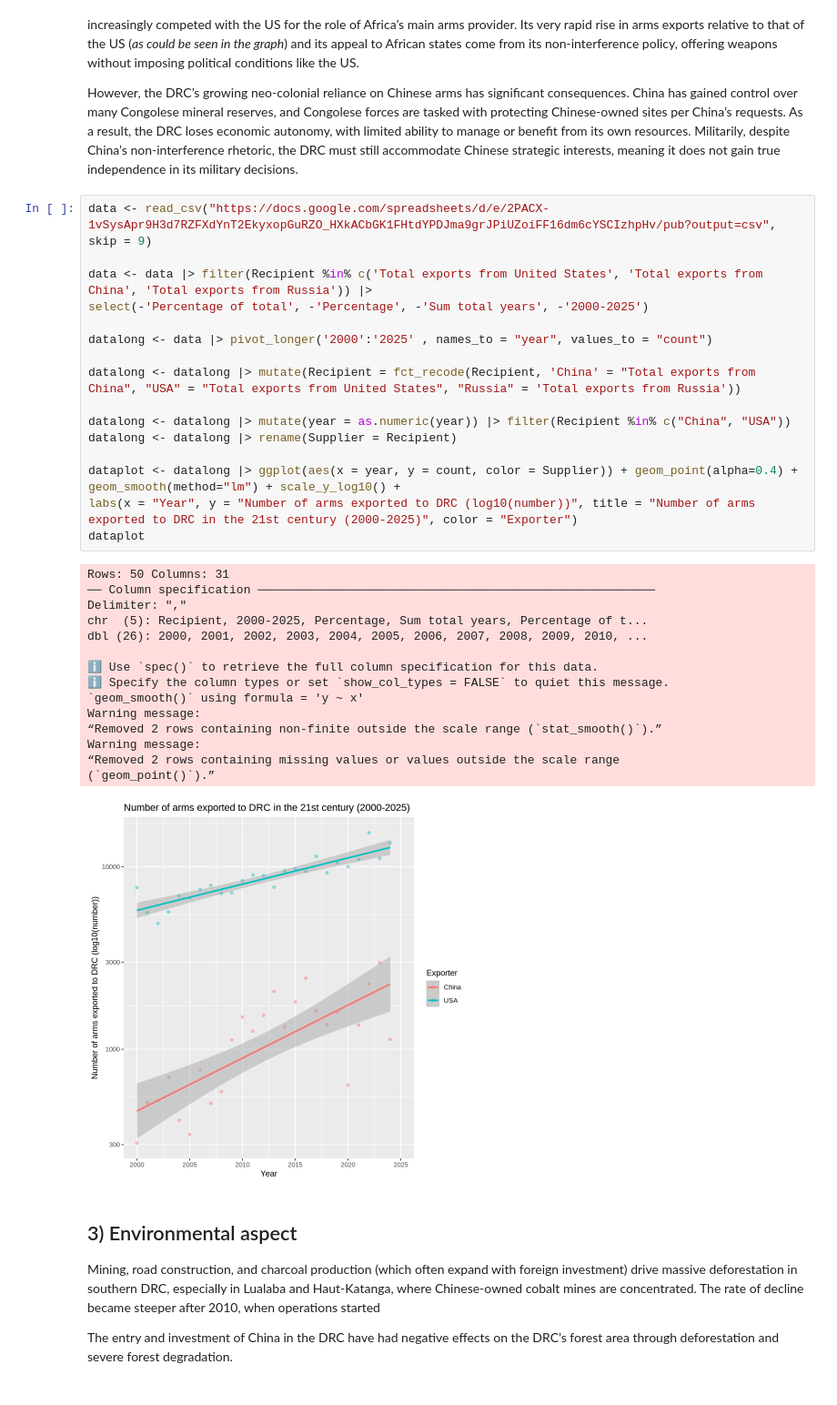
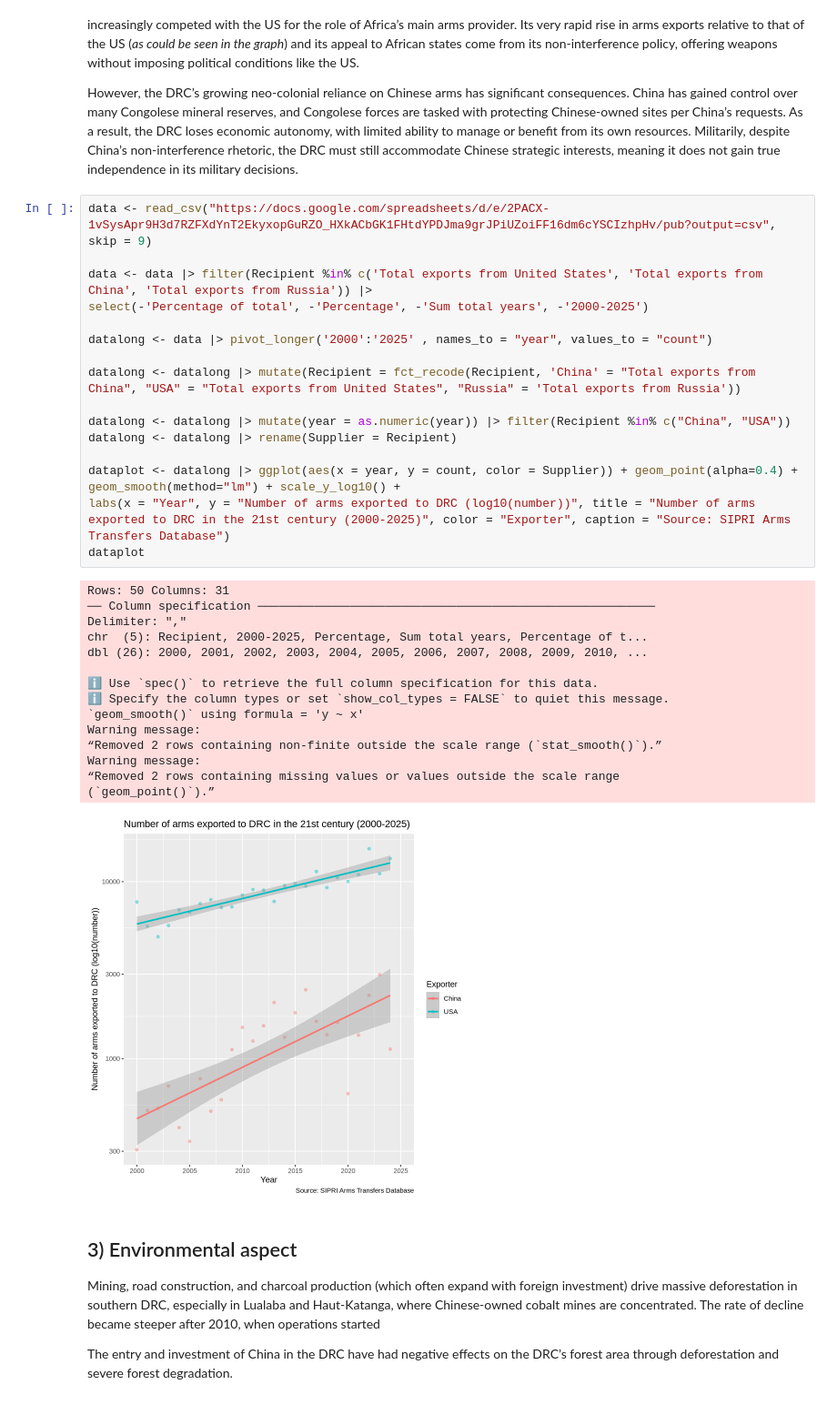
Before and after one commit to minotsp/econ-227-final-project, a Jupyter notebook: finalprojectcode.ipynb, the cells around one changed output. Shown at 91% size. Saved outputs shown, nothing was run; the diff lists cells and outputs as text.

```diff
--- a/finalprojectcode.ipynb
+++ b/finalprojectcode.ipynb
@@ -111,35 +111,35 @@ However, the DRC’s growing neo-colonial  reliance on Chinese arms has signific
 # %%
 data <- read_csv("https://docs.google.com/spreadsheets/d/e/2PACX-1vSysApr9H3d7RZFXdYnT2EkyxopGuRZO_HXkACbGK1FHtdYPDJma9grJPiUZoiFF16dm6cYSCIzhpHv/pub?output=csv", skip = 9)
 
 data <- data |> filter(Recipient %in% c('Total exports from United States', 'Total exports from China', 'Total exports from Russia')) |>
 select(-'Percentage of total', -'Percentage', -'Sum total years', -'2000-2025')
 
 datalong <- data |> pivot_longer('2000':'2025' , names_to = "year", values_to = "count")
 
 datalong <- datalong |> mutate(Recipient = fct_recode(Recipient, 'China' = "Total exports from China", "USA" = "Total exports from United States", "Russia" = 'Total exports from Russia'))
 
 datalong <- datalong |> mutate(year = as.numeric(year)) |> filter(Recipient %in% c("China", "USA"))
 datalong <- datalong |> rename(Supplier = Recipient)
 
 dataplot <- datalong |> ggplot(aes(x = year, y = count, color = Supplier)) + geom_point(alpha=0.4) + geom_smooth(method="lm") + scale_y_log10() +
-labs(x = "Year", y = "Number of arms exported to DRC (log10(number))", title = "Number of arms exported to DRC in the 21st century (2000-2025)", color = "Exporter")
+labs(x = "Year", y = "Number of arms exported to DRC (log10(number))", title = "Number of arms exported to DRC in the 21st century (2000-2025)", color = "Exporter", caption = "Source: SIPRI Arms Transfers Database")
 dataplot
 # %% [output]
 Rows: 50 Columns: 31
 ── Column specification ────────────────────────────────────────────────────────
 Delimiter: ","
 chr  (5): Recipient, 2000-2025, Percentage, Sum total years, Percentage of t...
 dbl (26): 2000, 2001, 2002, 2003, 2004, 2005, 2006, 2007, 2008, 2009, 2010, ...
 
 ℹ Use `spec()` to retrieve the full column specification for this data.
 ℹ Specify the column types or set `show_col_types = FALSE` to quiet this message.
 `geom_smooth()` using formula = 'y ~ x'
 Warning message:
 “Removed 2 rows containing non-finite outside the scale range (`stat_smooth()`).”
 Warning message:
 “Removed 2 rows containing missing values or values outside the scale range
 (`geom_point()`).”
-[figure, old version]
+[figure, new version]
 # %% [markdown]
 ## 3) Environmental aspect
 Mining, road construction, and charcoal production (which often expand with foreign investment) drive massive deforestation in southern DRC, especially in Lualaba and Haut-Katanga, where Chinese-owned cobalt mines are concentrated. The rate of decline became steeper after 2010, when operations started
```
Also changed, not shown: parts of 3 cells of this notebook.
